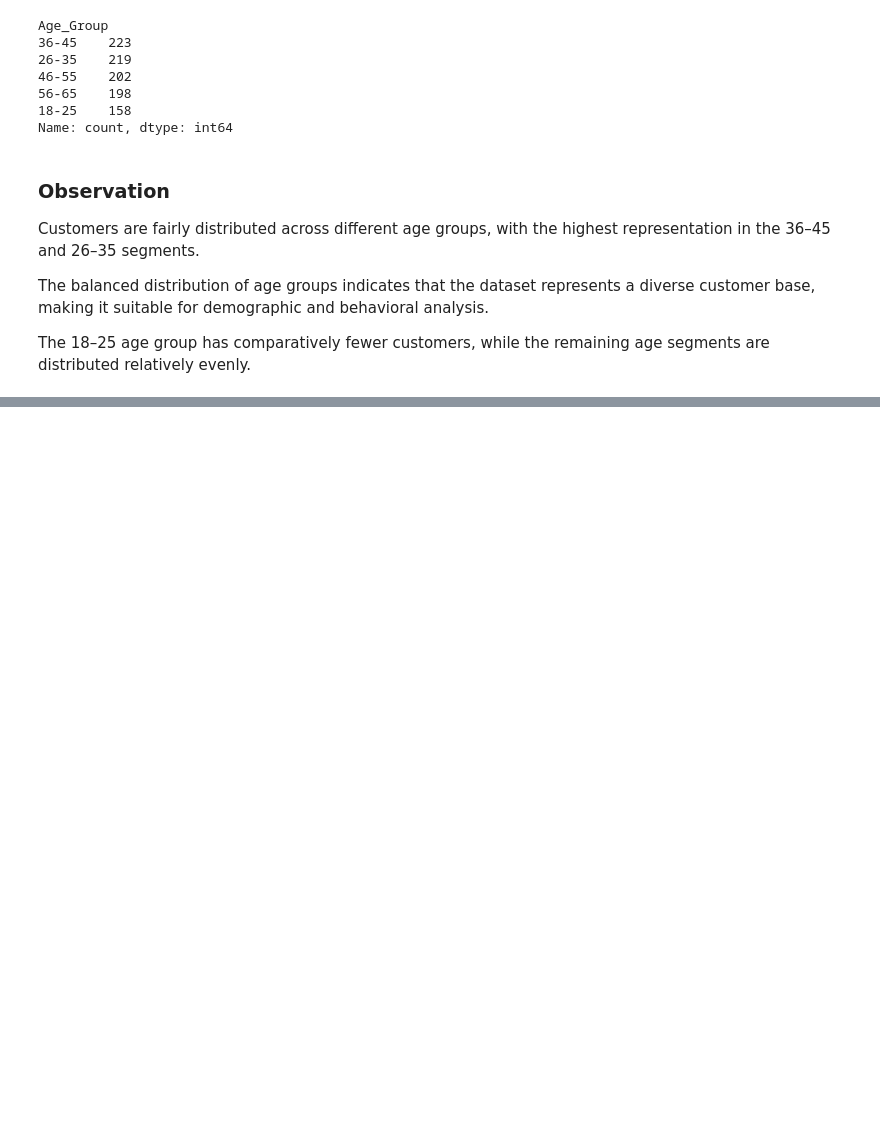
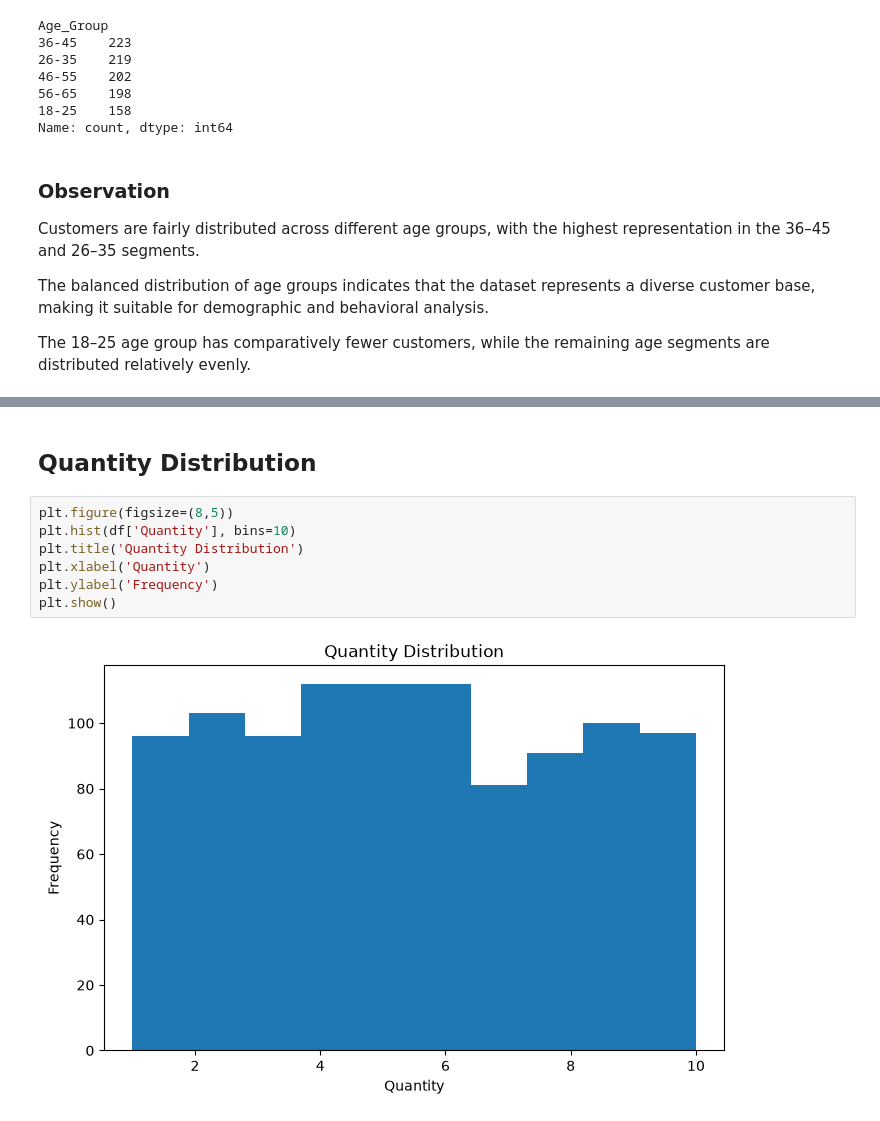
Before and after one commit to Sunita-lab/ApexPlanet-Internship-Ecommerce-Customer-Analytics, a Jupyter notebook: task 02 - EDA and business analytics/eda_and_business_analytics.ipynb, the cells around one changed output, grey strips where cells are left out. Saved outputs shown, nothing was run; the diff lists cells and outputs as text; blank space fills up the shorter version.

```diff
--- a/task 02 - EDA and business analytics/eda_and_business_analytics.ipynb
+++ b/task 02 - EDA and business analytics/eda_and_business_analytics.ipynb
@@ -262,0 +333,11 @@ The 18–25 age group has comparatively fewer customers, while the remaining age
+# %% [markdown]
+## Quantity Distribution
+# %%
+plt.figure(figsize=(8,5))
+plt.hist(df['Quantity'], bins=10)
+plt.title('Quantity Distribution')
+plt.xlabel('Quantity')
+plt.ylabel('Frequency')
+plt.show()
+# %% [output]
+[figure, added]
```
Also changed, not shown: parts of 71 cells of this notebook.
